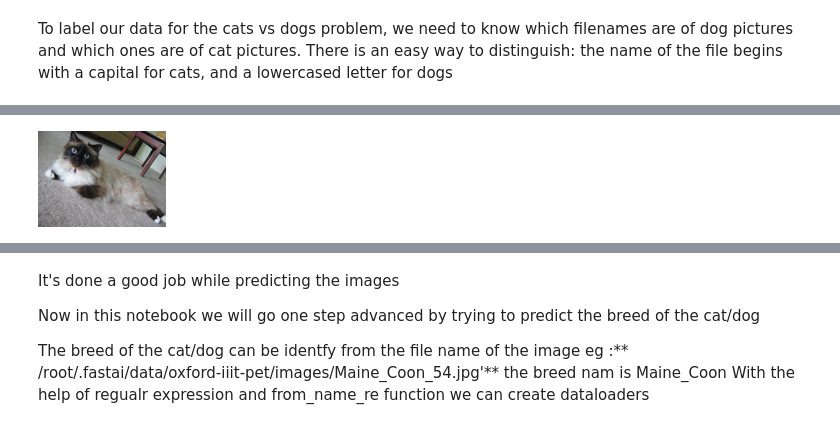
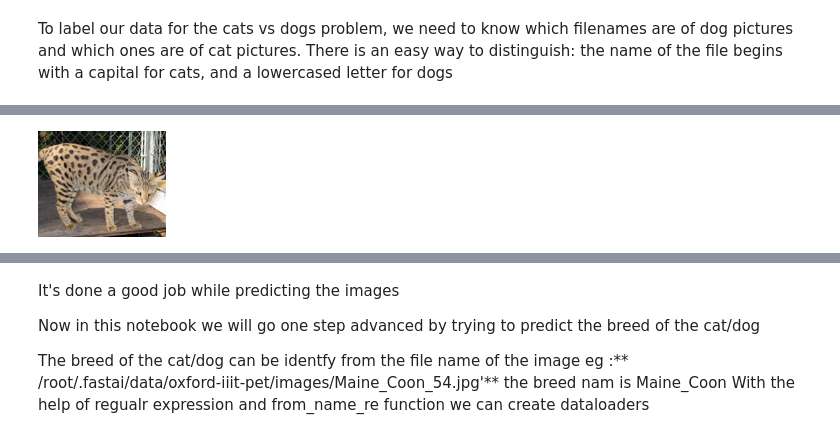
Before and after one commit to VivekMuraleedharanGit/fastai_learning, a Jupyter notebook: Pets_breed_classifier.ipynb, the cells around one changed output, grey strips where cells are left out. Drawn from its saved outputs; the diff is of its cells as text; code cells hidden in the pictures.

```diff
--- a/Pets_breed_classifier.ipynb
+++ b/Pets_breed_classifier.ipynb
@@ -71,9 +90,9 @@ learn.predict(files[0])
 # %%
 #the original image of files[0]
 
-Image.open(files[0]).to_thumb(128,128)
+Image.open(files[1]).to_thumb(128,128)
 # %% [output]
-[figure, old version]
+[figure, new version]
 # %%
 #checking the predictions
 learn.show_results()
```
Also changed, not shown: parts of 26 cells of this notebook.
